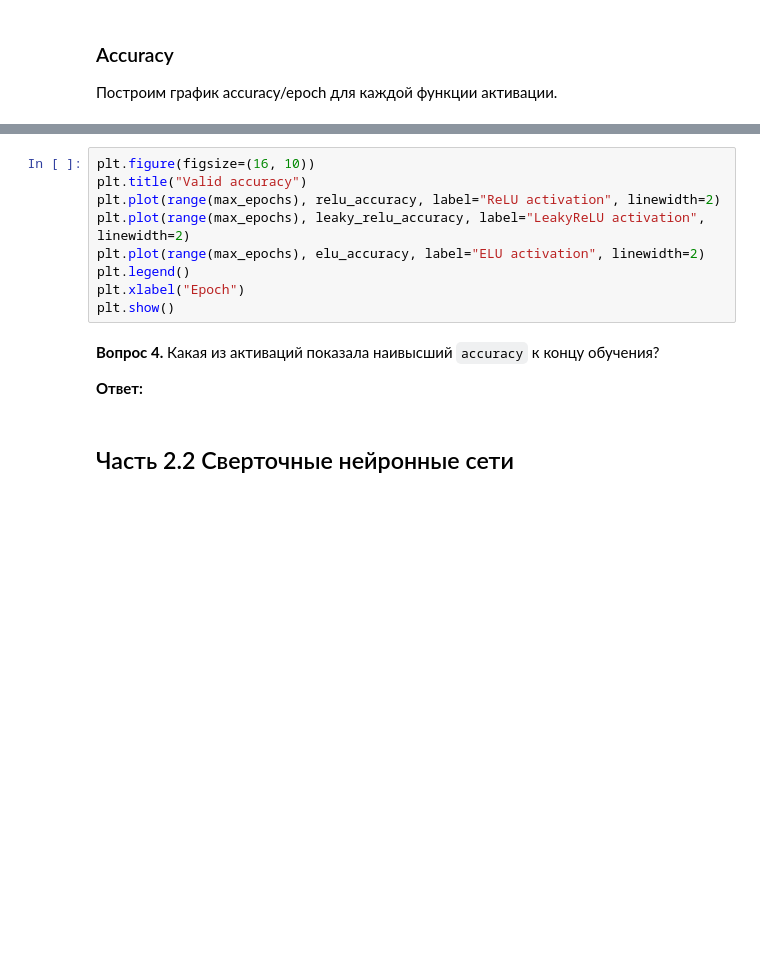
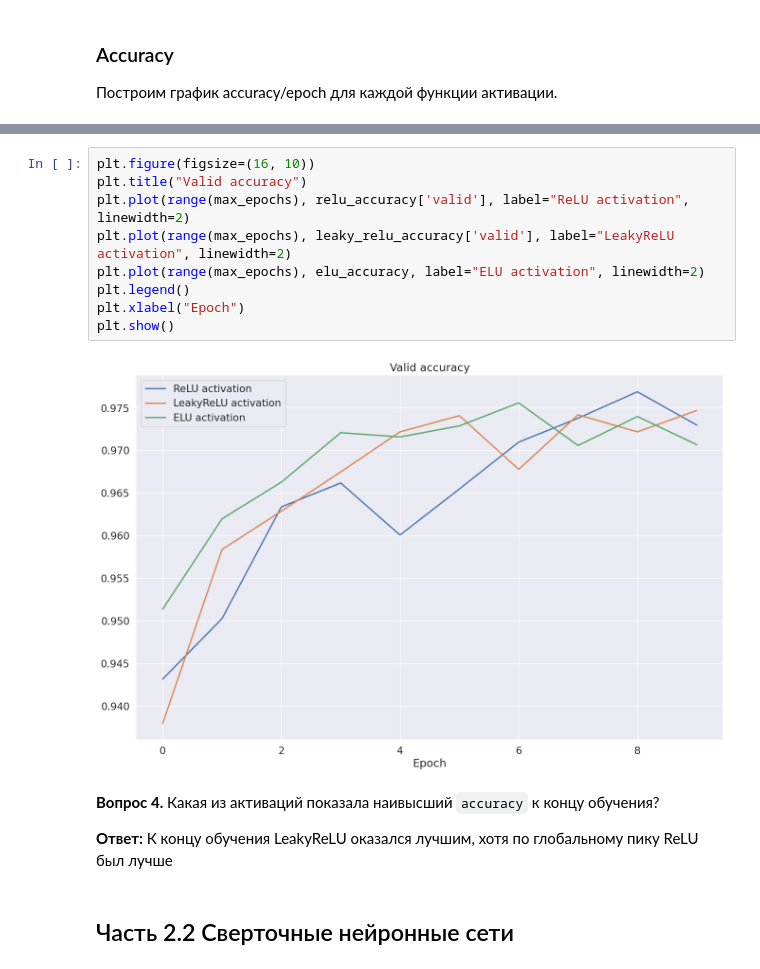
Before and after one commit to KaFFa0/deep-learning-school, a Jupyter notebook: 08_homework_Fully_Connected_and_Convolutional_Neural_Networks/[homework]dense_and_convolutional_nn.ipynb, the cells around one changed output, grey strips where cells are left out. Drawn from its saved outputs; the diff is of its cells as text; blank space fills up the shorter version.

```diff
--- a/08_homework_Fully_Connected_and_Convolutional_Neural_Networks/[homework]dense_and_convolutional_nn.ipynb
+++ b/08_homework_Fully_Connected_and_Convolutional_Neural_Networks/[homework]dense_and_convolutional_nn.ipynb
@@ -366,16 +470,18 @@ plt.show()
 # %%
 plt.figure(figsize=(16, 10))
 plt.title("Valid accuracy")
-plt.plot(range(max_epochs), relu_accuracy, label="ReLU activation", linewidth=2)
-plt.plot(range(max_epochs), leaky_relu_accuracy, label="LeakyReLU activation", linewidth=2)
+plt.plot(range(max_epochs), relu_accuracy['valid'], label="ReLU activation", linewidth=2)
+plt.plot(range(max_epochs), leaky_relu_accuracy['valid'], label="LeakyReLU activation", linewidth=2)
 plt.plot(range(max_epochs), elu_accuracy, label="ELU activation", linewidth=2)
 plt.legend()
 plt.xlabel("Epoch")
 plt.show()
+# %% [output]
+[figure, added]
 # %% [markdown]
 **Вопрос 4.** Какая из активаций показала наивысший `accuracy` к концу обучения?
 
-**Ответ:**
+**Ответ:** К концу обучения LeakyReLU оказался лучшим, хотя по глобальному пику ReLU был лучше
 # %% [markdown]
 ## Часть 2.2 Сверточные нейронные сети
 # %% [markdown]
```
Also changed, not shown: parts of 13 cells of this notebook.
